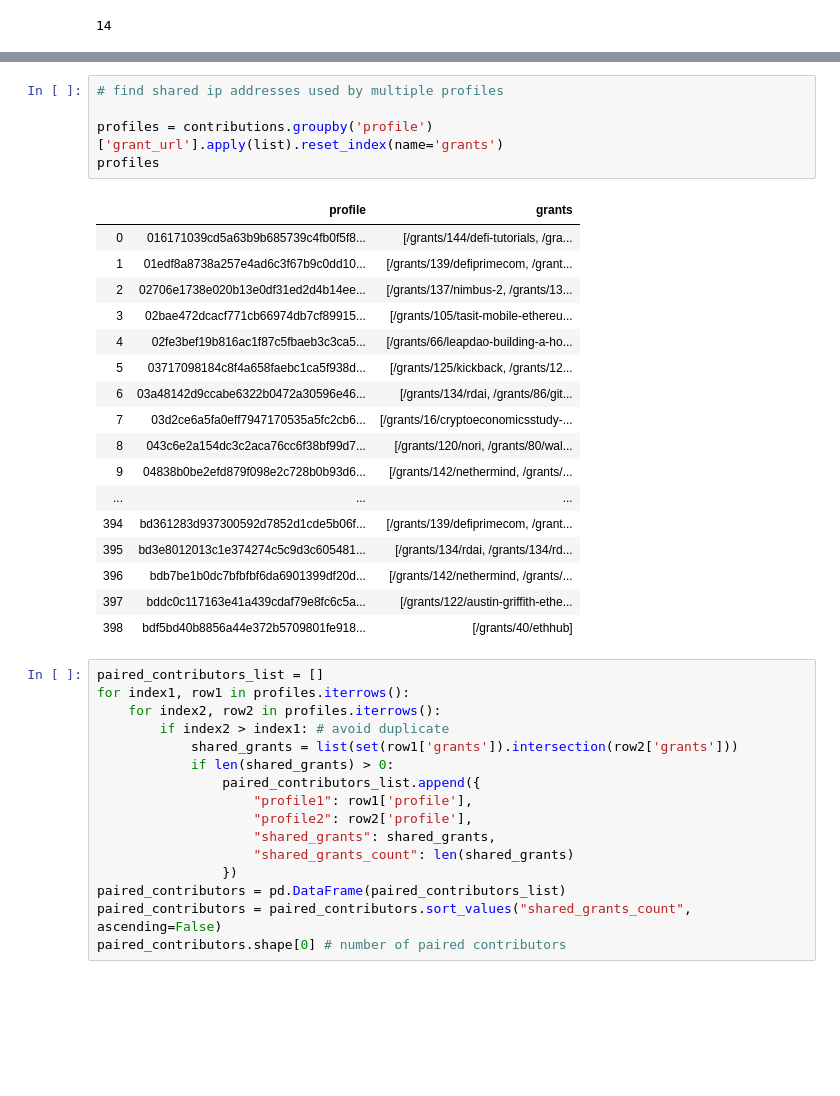
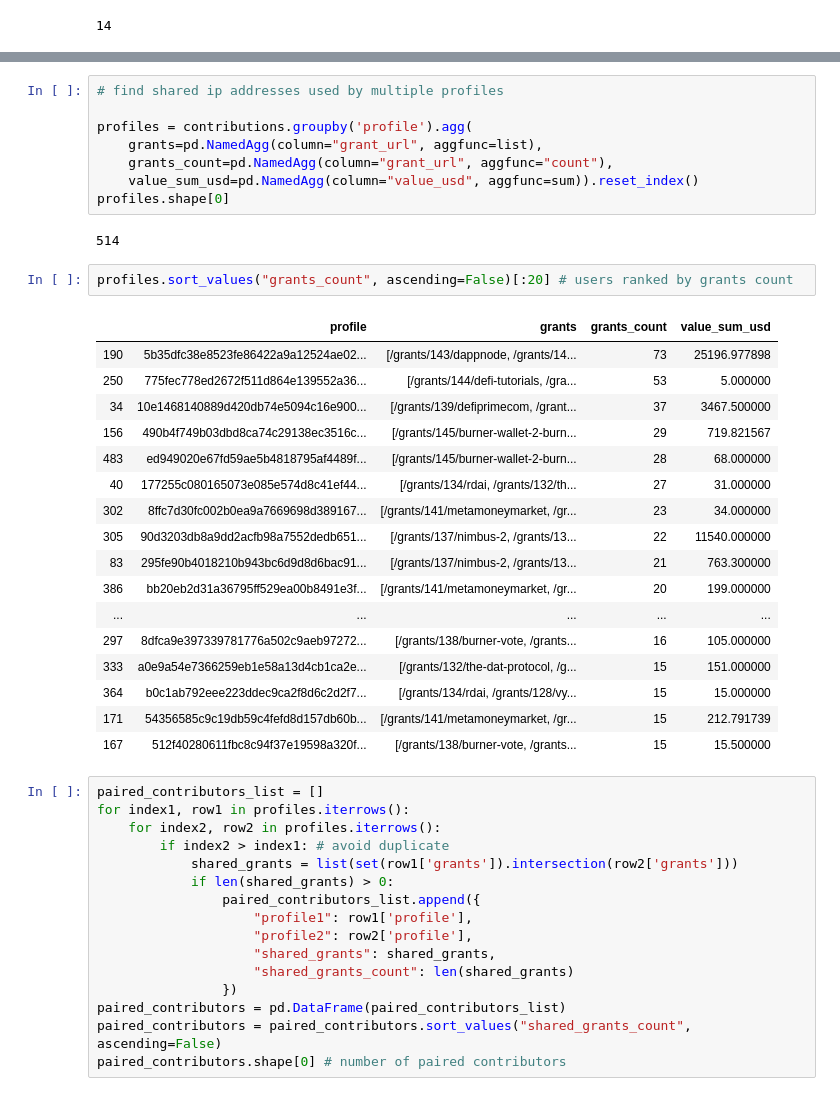
Before and after one commit to think-in-universe/gitcoin-grants-analysis, a Jupyter notebook: analysis.ipynb, the cells around one changed output, grey strips where cells are left out. Cells and saved outputs as stored; diff of their text form; blank space fills up the shorter version.

```diff
--- a/analysis.ipynb
+++ b/analysis.ipynb
@@ -456,26 +456,33 @@ For example, in below analysis, the top 1 pair profiles (`5b35dfc38e8523fe86422a
 # %%
 # find shared ip addresses used by multiple profiles
 
-profiles = contributions.groupby('profile')['grant_url'].apply(list).reset_index(name='grants')
-profiles
+profiles = contributions.groupby('profile').agg(
+    grants=pd.NamedAgg(column="grant_url", aggfunc=list),
+    grants_count=pd.NamedAgg(column="grant_url", aggfunc="count"),
+    value_sum_usd=pd.NamedAgg(column="value_usd", aggfunc=sum)).reset_index()
+profiles.shape[0]
 # %% [output]
-|  | profile | grants |
-| 0 | 016171039cd5a63b9b685739c4fb0f5f8... | [/grants/144/defi-tutorials, /gra... |
-| 1 | 01edf8a8738a257e4ad6c3f67b9c0dd10... | [/grants/139/defiprimecom, /grant... |
-| 2 | 02706e1738e020b13e0df31ed2d4b14ee... | [/grants/137/nimbus-2, /grants/13... |
-| 3 | 02bae472dcacf771cb66974db7cf89915... | [/grants/105/tasit-mobile-ethereu... |
-| 4 | 02fe3bef19b816ac1f87c5fbaeb3c3ca5... | [/grants/66/leapdao-building-a-ho... |
-| 5 | 03717098184c8f4a658faebc1ca5f938d... | [/grants/125/kickback, /grants/12... |
-| 6 | 03a48142d9ccabe6322b0472a30596e46... | [/grants/134/rdai, /grants/86/git... |
-| 7 | 03d2ce6a5fa0eff7947170535a5fc2cb6... | [/grants/16/cryptoeconomicsstudy-... |
-| 8 | 043c6e2a154dc3c2aca76cc6f38bf99d7... | [/grants/120/nori, /grants/80/wal... |
-| 9 | 04838b0be2efd879f098e2c728b0b93d6... | [/grants/142/nethermind, /grants/... |
-| ... | ... | ... |
-| 394 | bd361283d937300592d7852d1cde5b06f... | [/grants/139/defiprimecom, /grant... |
-| 395 | bd3e8012013c1e374274c5c9d3c605481... | [/grants/134/rdai, /grants/134/rd... |
-| 396 | bdb7be1b0dc7bfbfbf6da6901399df20d... | [/grants/142/nethermind, /grants/... |
-| 397 | bddc0c117163e41a439cdaf79e8fc6c5a... | [/grants/122/austin-griffith-ethe... |
-| 398 | bdf5bd40b8856a44e372b5709801fe918... | [/grants/40/ethhub] |
+514
+# %%
+profiles.sort_values("grants_count", ascending=False)[:20] # users ranked by grants count
+# %% [output]
+|  | profile | grants | grants_count | value_sum_usd |
+| 190 | 5b35dfc38e8523fe86422a9a12524ae02... | [/grants/143/dappnode, /grants/14... | 73 | 25196.977898 |
+| 250 | 775fec778ed2672f511d864e139552a36... | [/grants/144/defi-tutorials, /gra... | 53 | 5.000000 |
+| 34 | 10e1468140889d420db74e5094c16e900... | [/grants/139/defiprimecom, /grant... | 37 | 3467.500000 |
+| 156 | 490b4f749b03dbd8ca74c29138ec3516c... | [/grants/145/burner-wallet-2-burn... | 29 | 719.821567 |
+| 483 | ed949020e67fd59ae5b4818795af4489f... | [/grants/145/burner-wallet-2-burn... | 28 | 68.000000 |
+| 40 | 177255c080165073e085e574d8c41ef44... | [/grants/134/rdai, /grants/132/th... | 27 | 31.000000 |
+| 302 | 8ffc7d30fc002b0ea9a7669698d389167... | [/grants/141/metamoneymarket, /gr... | 23 | 34.000000 |
+| 305 | 90d3203db8a9dd2acfb98a7552dedb651... | [/grants/137/nimbus-2, /grants/13... | 22 | 11540.000000 |
+| 83 | 295fe90b4018210b943bc6d9d8d6bac91... | [/grants/137/nimbus-2, /grants/13... | 21 | 763.300000 |
+| 386 | bb20eb2d31a36795ff529ea00b8491e3f... | [/grants/141/metamoneymarket, /gr... | 20 | 199.000000 |
+| ... | ... | ... | ... | ... |
+| 297 | 8dfca9e397339781776a502c9aeb97272... | [/grants/138/burner-vote, /grants... | 16 | 105.000000 |
+| 333 | a0e9a54e7366259eb1e58a13d4cb1ca2e... | [/grants/132/the-dat-protocol, /g... | 15 | 151.000000 |
+| 364 | b0c1ab792eee223ddec9ca2f8d6c2d2f7... | [/grants/134/rdai, /grants/128/vy... | 15 | 15.000000 |
+| 171 | 54356585c9c19db59c4fefd8d157db60b... | [/grants/141/metamoneymarket, /gr... | 15 | 212.791739 |
+| 167 | 512f40280611fbc8c94f37e19598a320f... | [/grants/138/burner-vote, /grants... | 15 | 15.500000 |
 # %%
 paired_contributors_list = []
 for index1, row1 in profiles.iterrows():
```
Also changed, not shown: parts of 9 cells of this notebook, 1 other file.
